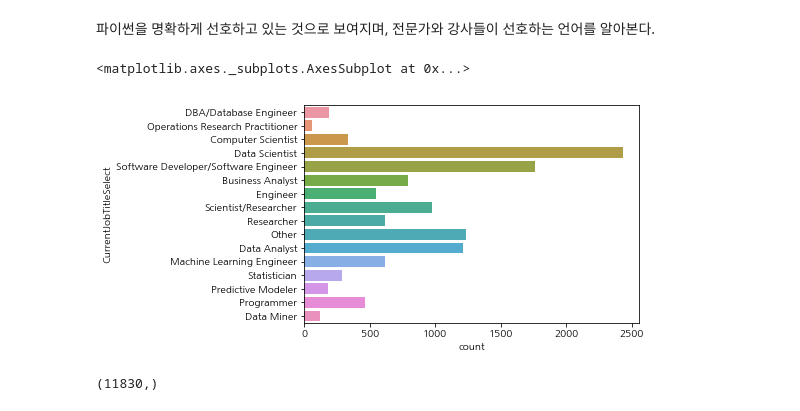
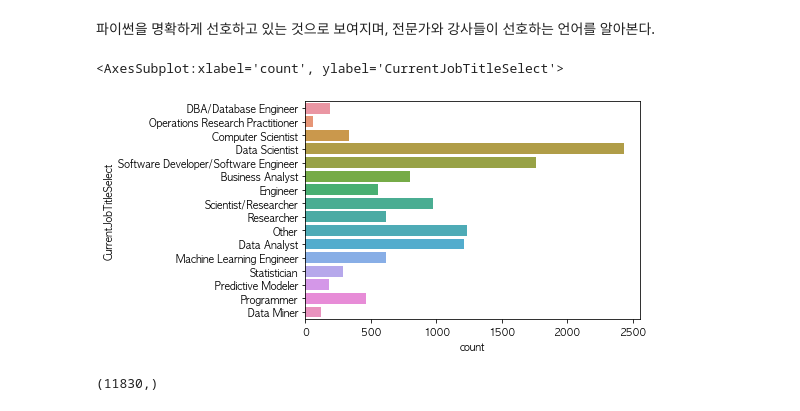
Before and after one commit to ggnight0802/kaggle, a Jupyter notebook: Tutorial(survey)/kaggle-survey-2017/Kaggle-ML-DS-survey-2017-EDA-FAQ.ipynb, the cells around one changed output. Drawn from its saved outputs; the diff is of its cells as text; code cells hidden in the pictures.

```diff
--- a/Tutorial(survey)/kaggle-survey-2017/Kaggle-ML-DS-survey-2017-EDA-FAQ.ipynb
+++ b/Tutorial(survey)/kaggle-survey-2017/Kaggle-ML-DS-survey-2017-EDA-FAQ.ipynb
@@ -353,10 +335,10 @@ sns.countplot(y='LanguageRecommendationSelect', data=mcq)
 파이썬을 명확하게 선호하고 있는 것으로 보여지며, 전문가와 강사들이 선호하는 언어를 알아본다.
 # %%
 # 현재 하고 있는 일
-sns.countplot(y=mcq['CurrentJobTitleSelect'])
+sns.countplot(y='CurrentJobTitleSelect', data = mcq)
 # %% [output]
-<matplotlib.axes._subplots.AxesSubplot at 0x...>
+<AxesSubplot:xlabel='count', ylabel='CurrentJobTitleSelect'>
-[figure, old version]
+[figure, new version]
 # %%
 # 현재 하고 있는 일에 대한 전체 응답수
 mcq[mcq['CurrentJobTitleSelect'].notnull()]['CurrentJobTitleSelect'].shape
```
Also changed, not shown: parts of 2 cells of this notebook, 5 other files.
